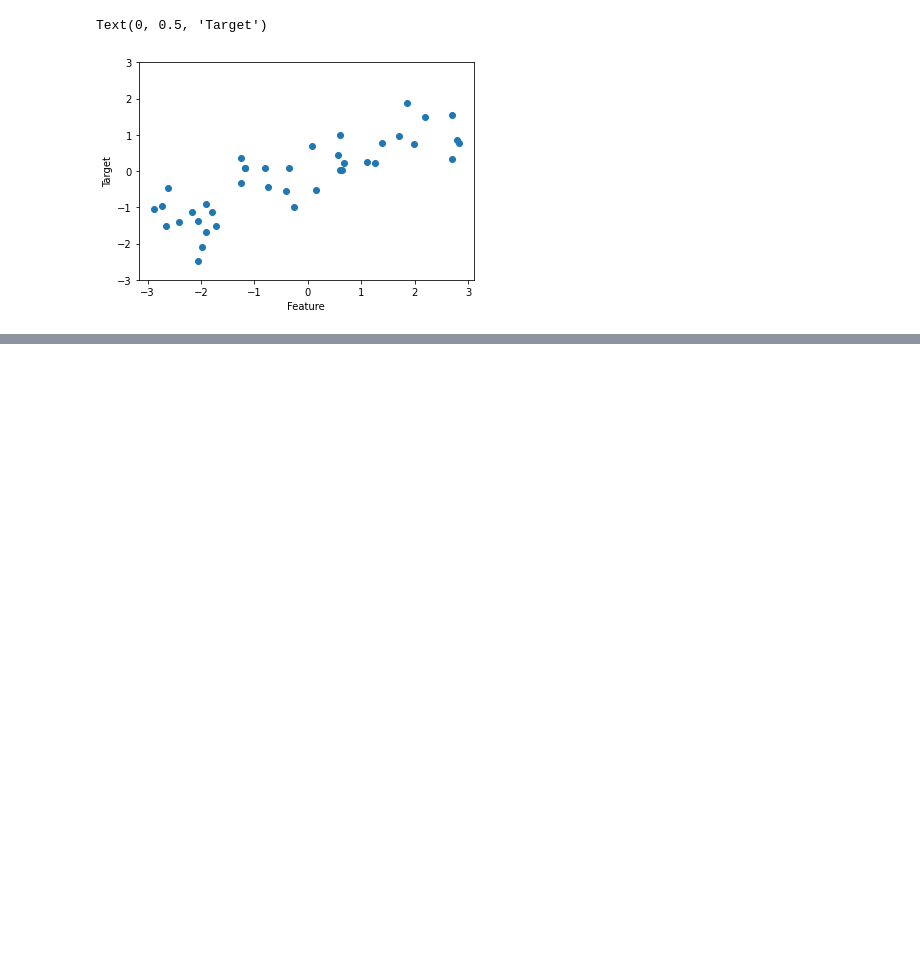
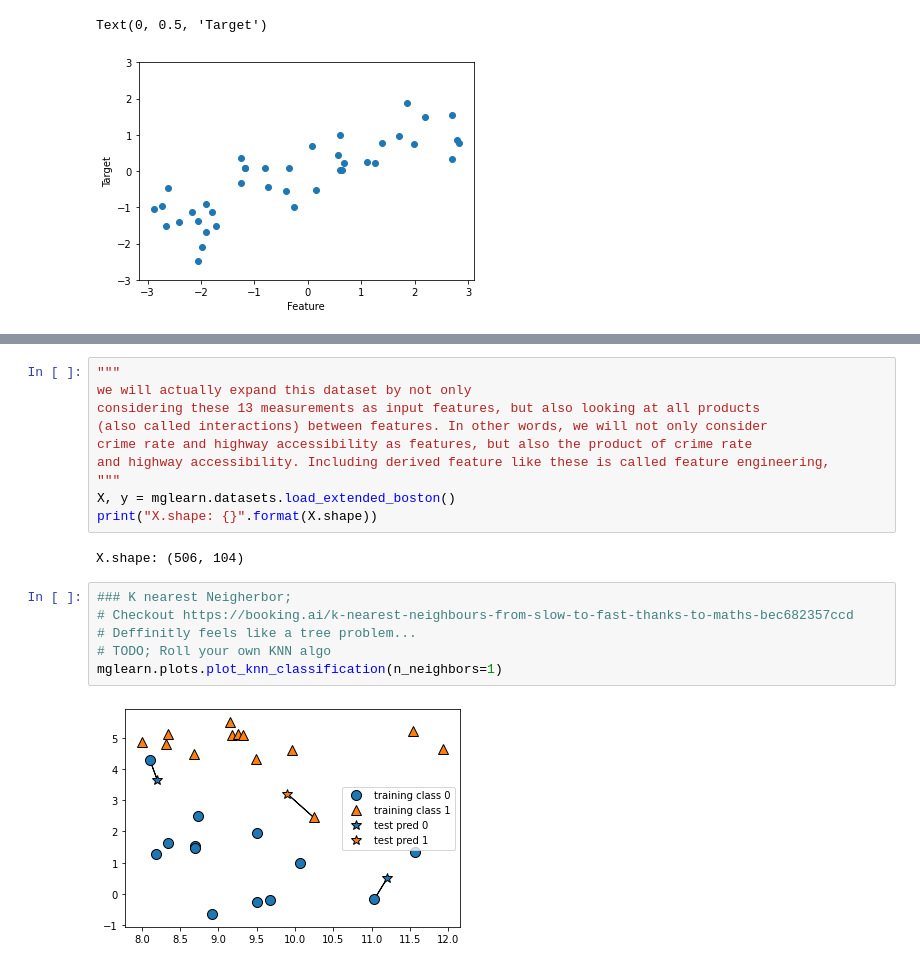
Before and after one commit to taurenk/intro-to-machine-learning, a Jupyter notebook: Chapter02_supervised_learning.ipynb, the cells around one changed output, grey strips where cells are left out. Saved outputs shown, nothing was run; the diff lists cells and outputs as text; blank space fills up the shorter version.

```diff
--- a/Chapter02_supervised_learning.ipynb
+++ b/Chapter02_supervised_learning.ipynb
@@ -28,0 +77,20 @@ Text(0, 0.5, 'Target')
+# %%
+"""
+we will actually expand this dataset by not only
+considering these 13 measurements as input features, but also looking at all products
+(also called interactions) between features. In other words, we will not only consider
+crime rate and highway accessibility as features, but also the product of crime rate
+and highway accessibility. Including derived feature like these is called feature engineering,
+"""
+X, y = mglearn.datasets.load_extended_boston()
+print("X.shape: {}".format(X.shape))
+# %% [output]
+X.shape: (506, 104)
+# %%
+### K nearest Neigherbor;
+# Checkout https://booking.ai/k-nearest-neighbours-from-slow-to-fast-thanks-to-maths-bec682357ccd
+# Deffinitly feels like a tree problem...
+# TODO; Roll your own KNN algo
+mglearn.plots.plot_knn_classification(n_neighbors=1)
+# %% [output]
+[figure, added]
```
Also changed, not shown: parts of 11 cells of this notebook, 2 other files.
